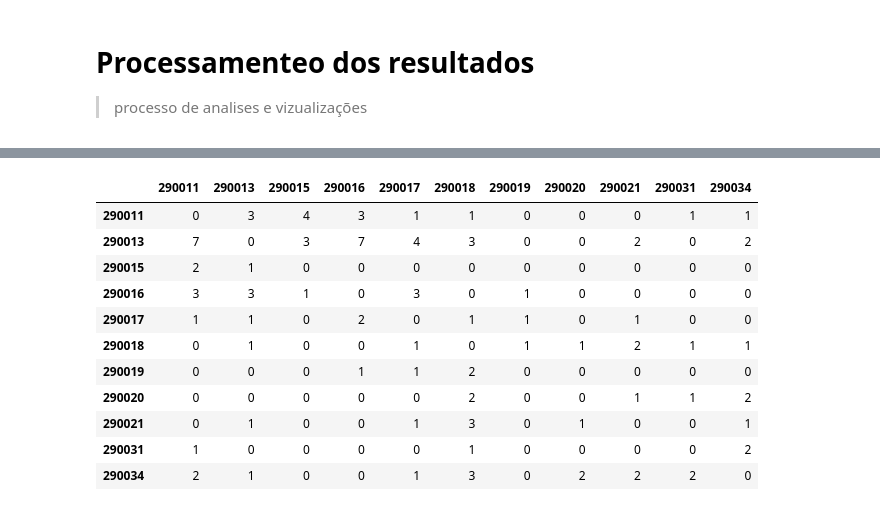
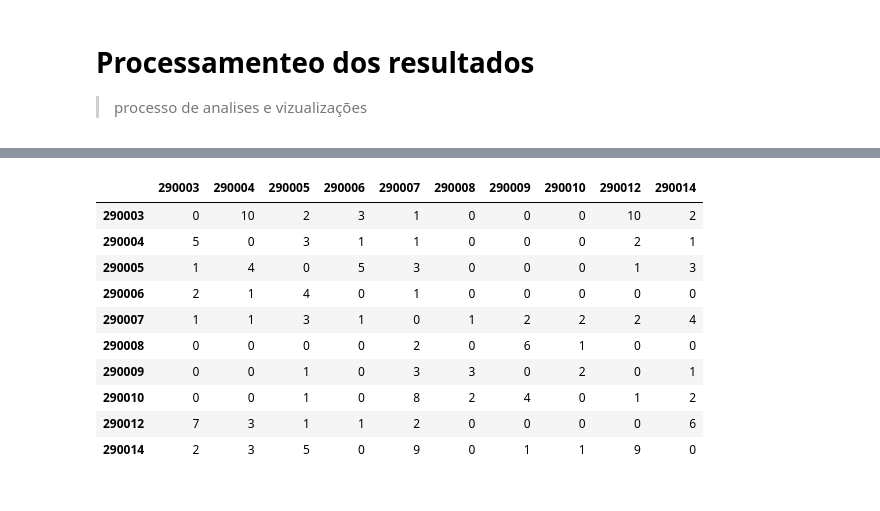
Before and after one commit to cidacslab/aesop-sentinel-index, a Jupyter notebook: SIRmeta_RGI.ipynb, the cells around one changed output, grey strips where cells are left out. Cells and saved outputs as stored; diff of their text form; code cells hidden in the pictures.

```diff
--- a/SIRmeta_RGI.ipynb
+++ b/SIRmeta_RGI.ipynb
@@ -77,7 +12,7 @@ display(rgi)
 # %%
 # Carregamento dos dados de moblidade e ajustes para processamento
 
-df1 = pd.read_csv('mobilidade/lista_simetrica_rodo_510rgi.csv') # entrade de dados de transporte
+df1 = pd.read_csv('mobility_510IGR.csv') # entrade de dados de transporte
 
 # Converter todo o DataFrame para strings usando o método astype
 df1 = df1.astype(str)
@@ -375,7 +310,7 @@ def Run_Net(Mun_l):
     Mun_base=Mun_l[0:]
 
 
-    df=pd.read_csv('APSdadosRGI.csv') #dado gerando no inicio do programa
+    df=pd.read_csv('data_PHC_BA.csv') #dados sindromicos APS_IVAS
 
 
     dates=df.date.values
@@ -387,7 +322,7 @@ def Run_Net(Mun_l):
     N={}
 
     for UF in Mun_base:
-        B[UF]=df[UF+'_cases'].values
+        B[UF]=df[UF+'_PHC'].values
         N[UF]=Pop(UF)
 
         semi_flow={}
@@ -410,8 +345,8 @@ def Run_Net(Mun_l):
         df_Rt.insert(0, "date", dates, True)
         df_J.insert(0, "date", dates, True)
 
-        df_Rt.to_csv('/path/RT_' + UF + ".csv", index = False)
-        df_J.to_csv( '/path/J_' + UF + ".csv", index = False)
+        df_Rt.to_csv('RSOS/C2/RT_' + UF + ".csv", index = False)
+        df_J.to_csv( 'RSOS/C2/J_' + UF + ".csv", index = False)
 # %%
 # Obter todas as regiões únicas no dataframe
 
@@ -461,5 +396,5 @@ list_c3_BA = sorted(['290011', '290013', '290016', '290017', '290018', '290034',
 %%time
 # Função roda para executar o progrma
 
-Run_Net(list_rgi_BA) #executa lista especifica
+Run_Net(list_c2_BA) #executa lista especifica
 # %% [output]
@@ -490,9 +411,9 @@ import numpy as np
 import pandas as pd
 import glob
 ### faz o calculo usando casos como fator de normalização
-df = pd.read_csv('APSdadosRGI.csv')
+df = pd.read_csv('data_PHC_BA.csv')
 
-path = 'J02_34rgiBA/'
+path = 'RSOS/C2/'
 files = glob.glob(path + 'J_*.csv')
 
 # Cria um dicionário para armazenar os resultados
@@ -507,7 +428,7 @@ for j in list_c2_BA: ### MUDAR LISTA (c1, c2, c3)
         # Carrega o arquivo correspondente ao município i
         file = next((f for f in files if 'J_' + str(i) in f), None)
         if file:
-            B = df[str(i) + '_cases'].values  # Carrega os casos para o município i
+            B = df[str(i) + '_PHC'].values  # Carrega os casos para o município i
             df_J = pd.read_csv(file)     # Carrega o arquivo de interação J_ij
             J_ij = df_J[str(j)].values   # Seleciona a coluna correspondente ao código j
 
@@ -553,7 +474,7 @@ df_norm = df_norm.round(2)
 display(df_norm)
 
 # Salva o DataFrame em um arquivo CSV
-df_norm.to_csv(f'matriz_J_semana_BA_c2.csv')
+df_norm.to_csv(f'RSOS/C2/matriz_J%_semana_BA_c2.csv')
 # %% [output]
 |  | 290003 | 290004 | 290005 | 290006 | 290007 | 290008 | 290009 | 290010 | 290012 | 290014 |
 | Code |  |  |  |  |  |  |  |  |  |  |
@@ -707,7 +628,7 @@ import glob
 import os
 
 # Carrega os dados
-path = 'c3_Ba/'
+path = 'RSOS/C2'
 files = glob.glob(os.path.join(path, 'J_*.csv'))
 
 # Lista de municípios (deve ser definida antes)
@@ -717,10 +638,10 @@ list_rgi_BA = sorted([int(os.path.basename(f).split('_')[1].split('.')[0]) for f
 J_m = {}
 
 # Itera sobre cada código de município em list_c2_BA
-for j in list_c3_BA:
+for j in list_c2_BA:
     J_list = []
 
-    for i in list_c3_BA:
+    for i in list_c2_BA:
         # Verifica se o arquivo correspondente existe
         file = next((f for f in files if f'J_{i}.csv' in f), None)
         if file is None:
@@ -734,44 +655,43 @@ for j in list_c3_BA:
         # Verifica se a coluna j está presente
         if str(j) not in df_J.columns:
             print(f"Coluna {j} ausente no arquivo {file}. Pulando...")
             J_list.append(np.nan)
             continue
 
         # Obtém os valores de J_ij
         J_ij = pd.to_numeric(df_J[str(j)], errors='coerce').dropna().values
 
         if len(J_ij) == 0:
             print(f"J_ij vazio para o município {i} com código {j}")
             J_list.append(np.nan)
         else:
             J_list.append(int(round(np.mean(J_ij))))
 
     # Atualiza o dicionário com o código do município j como chave
     J_m[j] = J_list
 
 # Cria o DataFrame com os resultados
-df_m = pd.DataFrame.from_dict(J_m, orient='index', columns=list_c3_BA)
+df_m = pd.DataFrame.from_dict(J_m, orient='index', columns=list_c2_BA)
 df_m = df_m.reindex(sorted(df_m.index))  # Ordena as linhas
 
 df_m.fillna(0, inplace=True)  # Substituir NaN por 0
 df_m = df_m.astype(int)  # Converter os valores para inteiros
 np.fill_diagonal(df_m.values, 0)
 
 # Salva o DataFrame final
-df_m.to_csv(os.path.join(path,'matriz_J_semana_BA_c3.csv'))
+df_m.to_csv(os.path.join(path,'matriz_J_semana_BA_c2.csv'))
 
 # Exibir o DataFrame
 display(df_m)
 # %% [output]
-|  | 290011 | 290013 | 290015 | 290016 | 290017 | 290018 | 290019 | 290020 | 290021 | 290031 | 290034 |
-| 290011 | 0 | 3 | 4 | 3 | 1 | 1 | 0 | 0 | 0 | 1 | 1 |
-| 290013 | 7 | 0 | 3 | 7 | 4 | 3 | 0 | 0 | 2 | 0 | 2 |
-| 290015 | 2 | 1 | 0 | 0 | 0 | 0 | 0 | 0 | 0 | 0 | 0 |
-| 290016 | 3 | 3 | 1 | 0 | 3 | 0 | 1 | 0 | 0 | 0 | 0 |
-| 290017 | 1 | 1 | 0 | 2 | 0 | 1 | 1 | 0 | 1 | 0 | 0 |
-| 290018 | 0 | 1 | 0 | 0 | 1 | 0 | 1 | 1 | 2 | 1 | 1 |
-| 290019 | 0 | 0 | 0 | 1 | 1 | 2 | 0 | 0 | 0 | 0 | 0 |
-| 290020 | 0 | 0 | 0 | 0 | 0 | 2 | 0 | 0 | 1 | 1 | 2 |
-| 290021 | 0 | 1 | 0 | 0 | 1 | 3 | 0 | 1 | 0 | 0 | 1 |
-| 290031 | 1 | 0 | 0 | 0 | 0 | 1 | 0 | 0 | 0 | 0 | 2 |
-| 290034 | 2 | 1 | 0 | 0 | 1 | 3 | 0 | 2 | 2 | 2 | 0 |
+|  | 290003 | 290004 | 290005 | 290006 | 290007 | 290008 | 290009 | 290010 | 290012 | 290014 |
+| 290003 | 0 | 10 | 2 | 3 | 1 | 0 | 0 | 0 | 10 | 2 |
+| 290004 | 5 | 0 | 3 | 1 | 1 | 0 | 0 | 0 | 2 | 1 |
+| 290005 | 1 | 4 | 0 | 5 | 3 | 0 | 0 | 0 | 1 | 3 |
+| 290006 | 2 | 1 | 4 | 0 | 1 | 0 | 0 | 0 | 0 | 0 |
+| 290007 | 1 | 1 | 3 | 1 | 0 | 1 | 2 | 2 | 2 | 4 |
+| 290008 | 0 | 0 | 0 | 0 | 2 | 0 | 6 | 1 | 0 | 0 |
+| 290009 | 0 | 0 | 1 | 0 | 3 | 3 | 0 | 2 | 0 | 1 |
+| 290010 | 0 | 0 | 1 | 0 | 8 | 2 | 4 | 0 | 1 | 2 |
+| 290012 | 7 | 3 | 1 | 1 | 2 | 0 | 0 | 0 | 0 | 6 |
+| 290014 | 2 | 3 | 5 | 0 | 9 | 0 | 1 | 1 | 9 | 0 |
```
Also changed, not shown: parts of 5 cells of this notebook.
